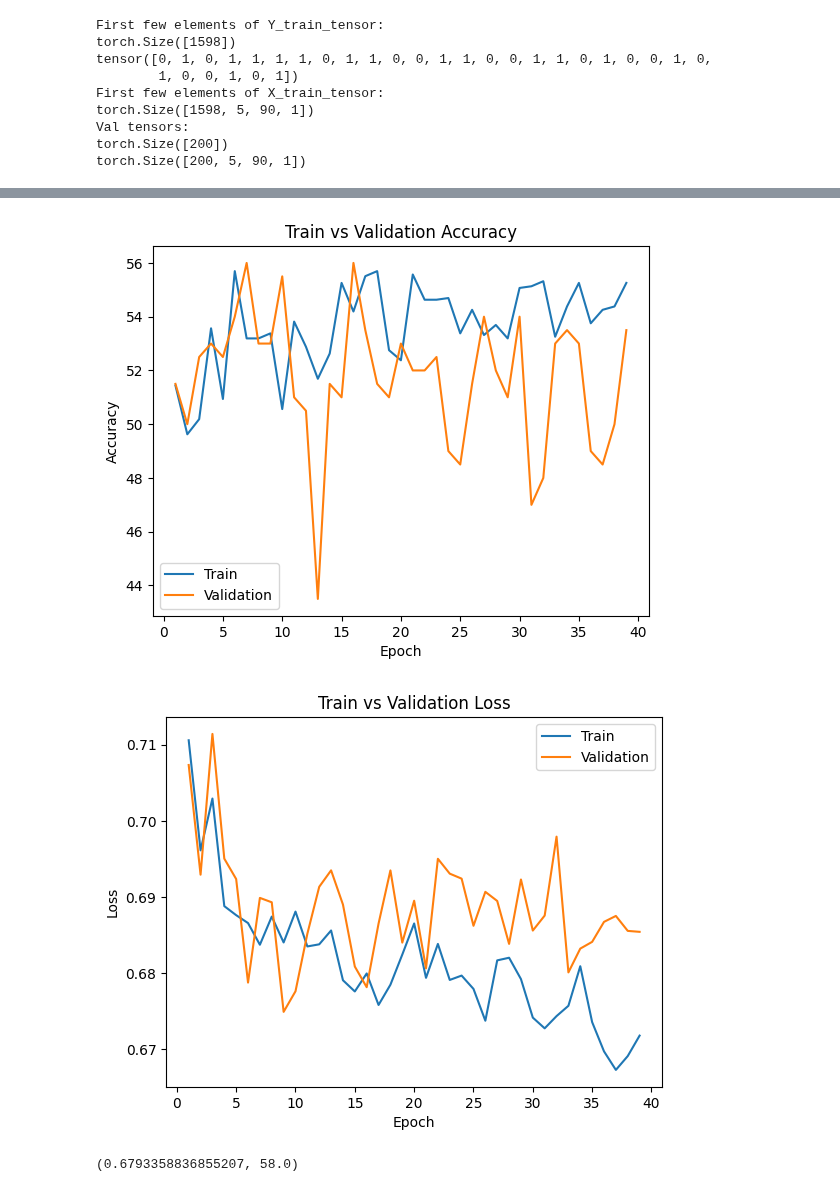
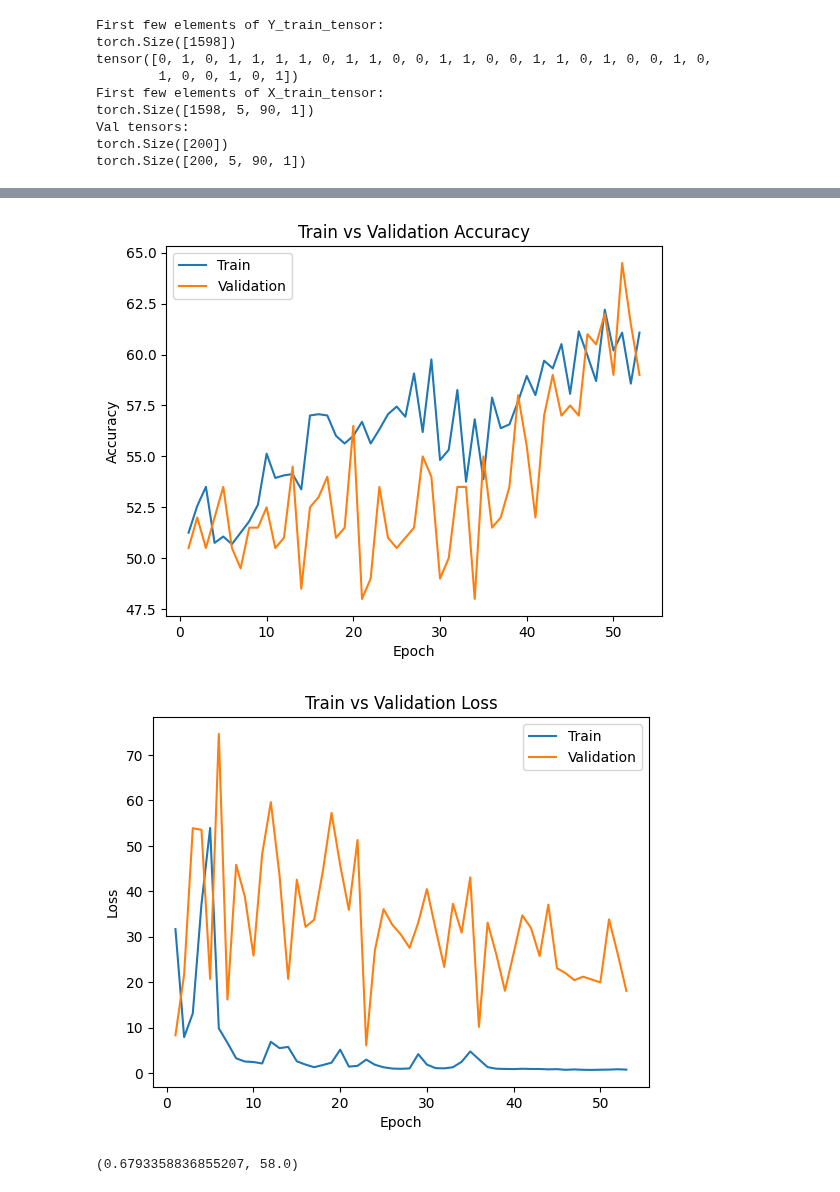
Before and after one commit to antoinevilain001/aps360project, a Jupyter notebook: antoine/cnn-ltsm3.ipynb, the cells around one changed output, grey strips where cells are left out. Cells and saved outputs as stored; diff of their text form; code cells hidden in the pictures.

Commit message:
tried changing LSTM to fully-connected layers, loss is much higher but accuracy is better?

```diff
--- a/antoine/cnn-ltsm3.ipynb
+++ b/antoine/cnn-ltsm3.ipynb
@@ -184,6 +184,9 @@ def init_weights(m):
             nn.init.zeros_(m.bias)
 
 # My model
+import torch
+import torch.nn as nn
+
 class AntoineNet(nn.Module):
     def __init__(self):
         super(AntoineNet, self).__init__()
@@ -193,49 +196,41 @@ class AntoineNet(nn.Module):
         self.conv2 = nn.Conv2d(16, 32, kernel_size=(3, 3), padding=1)
         self.pool = nn.MaxPool2d(kernel_size=(2, 2), stride=2)
         self.relu = nn.ReLU()
-        self.dropout = nn.Dropout(0.1)  # Dropout layer
+        self.dropout = nn.Dropout(0.1)
 
         # Compute CNN output size dynamically
         self._to_linear = None
         self._compute_linear_input_size()
 
-        # LSTM Layer (input_size = CNN feature size per timestep)
-        self.lstm = nn.LSTM(input_size=self._to_linear, hidden_size=64, num_layers=1, batch_first=True)
-
         # Fully Connected Layers
-        self.fc1 = nn.Linear(64, 1)
+        self.fc0 = nn.Linear(self._to_linear, 64)  # First FC layer
+        self.fc1 = nn.Linear(64, 1)  # Output layer
 
     def _compute_linear_input_size(self):
         with torch.no_grad():
             x = torch.zeros(1, 1, 5, 90)  # Dummy input
-            #x = self.pool(self.relu(self.conv1(x)))
-            x = self.relu(self.conv1(x))
-            x = self.dropout(x)  # Apply dropout
-            #x = self.pool(self.relu(self.conv2(x)))
-            x = self.relu(self.conv2(x))
-            x = self.dropout(x)  # Apply dropout
-            x = x.permute(0, 2, 1, 3).contiguous()  # Change to (batch, time_steps, channels, features)
-            x = x.view(x.size(0), x.size(1), -1)  # Flatten last two dimensions
-            self._to_linear = x.shape[2]  # Extract feature size per timestep
+            x = self.pool(self.relu(self.conv1(x)))
+            x = self.dropout(x)
+            x = self.pool(self.relu(self.conv2(x)))
+            x = self.dropout(x)
+            x = x.view(x.size(0), -1)  # Fully flatten
+            self._to_linear = x.shape[1]  # Extract feature size
 
     def forward(self, x):
         x = x.view(-1, 1, 5, 90)  # Ensure correct shape
-        x = self.relu(self.conv1(x))
-        x = self.dropout(x)  # Apply dropout after conv1
-        x = self.relu(self.conv2(x))
-        x = self.dropout(x)  # Apply dropout after conv2
+        x = self.pool(self.relu(self.conv1(x)))
+        x = self.dropout(x)
+        x = self.pool(self.relu(self.conv2(x)))
+        x = self.dropout(x)
 
-        # Reshape for LSTM (batch, time_steps, features)
-        x = x.permute(0, 2, 1, 3).contiguous()  # (batch, time_steps, channels, features)
-        x = x.view(x.size(0), x.size(1), -1)  # Flatten (batch, time_steps, features)
+        # Flatten for FC layers
+        x = x.view(x.size(0), -1)
 
-        # Pass through LSTM
-        x, _ = self.lstm(x)  # LSTM output shape: (batch, time_steps, hidden_size)
-        x = x[:, -1, :]  # Take last time step's output
+        # Fully Connected Layers
+        x = self.relu(self.fc0(x))  # First FC layer with activation
+        x = self.fc1(x)  # Output layer
+        return x  # No sigmoid (for regression tasks)
 
-        # Fully Connected Output Layer
-        x = self.fc1(x)  # Shape: (batch, 1)
-        return x  # No sigmoid (for regression tasks)
 
 
 # Initialize Model
@@ -270,5 +265,5 @@ Best val loss: 0.674938074180058
-[figure, old version]
+[figure, new version]
-[figure, old version]
+[figure, new version]
 # %%
 def evaluate_model(model, val_loader):
     criterion = nn.BCEWithLogitsLoss()
```
Also changed, not shown: parts of 1 cell of this notebook.
